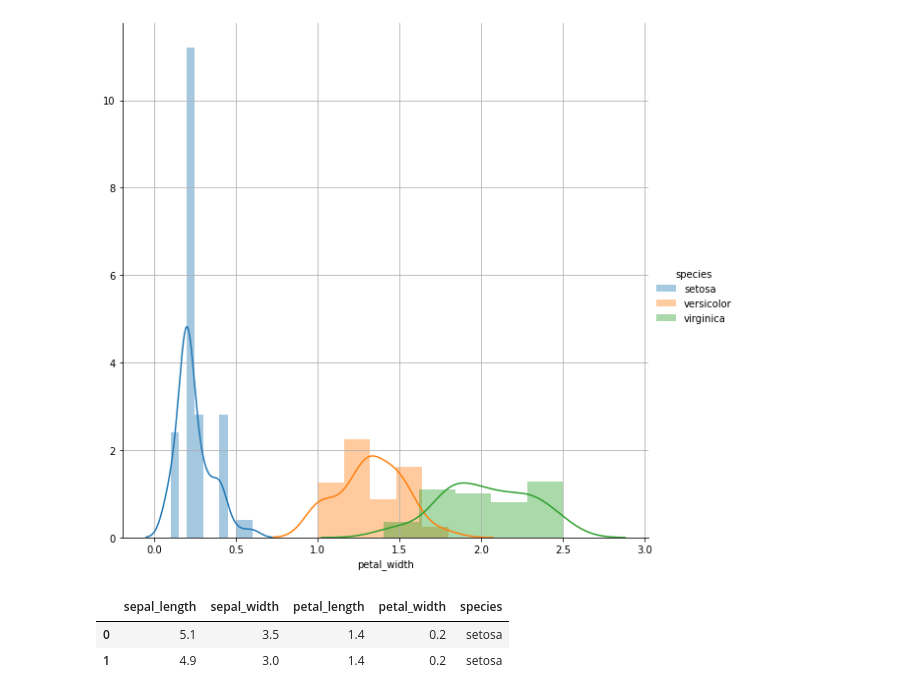
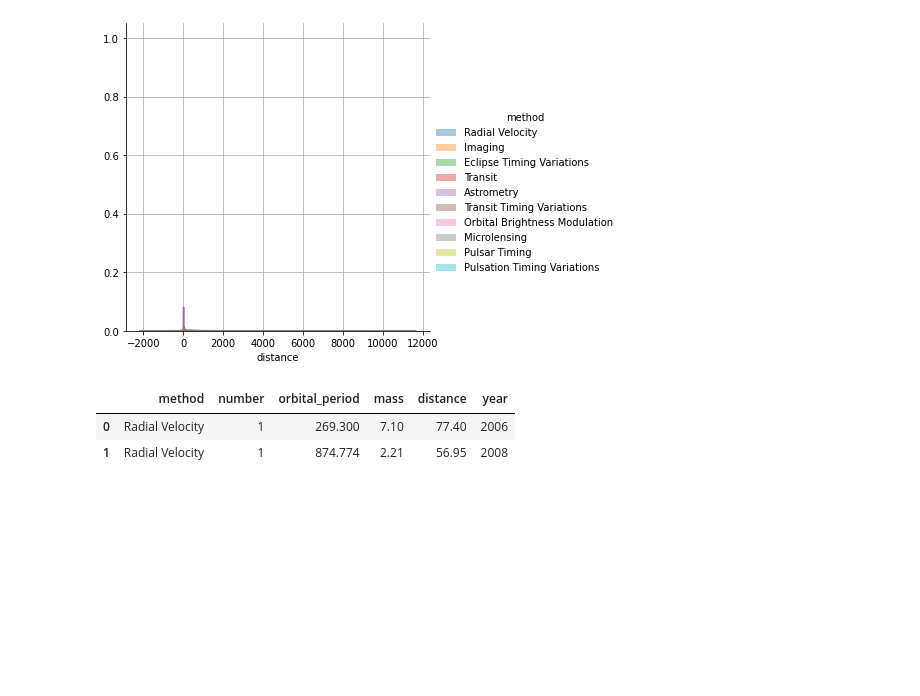
Before and after one commit to Jurk06/database-from-local-drive, a Jupyter notebook: pandas_day3.ipynb, the cells around one changed output. Cells and saved outputs as stored; diff of their text form; code cells hidden in the pictures; blank space fills up the shorter version.

```diff
--- a/pandas_day3.ipynb
+++ b/pandas_day3.ipynb
@@ -13,5 +9,5 @@ PDF
 # %%
-url='https://gist.githubusercontent.com/curran/a08a1080b88344b0c8a7/raw/0e7a9b0a5d22642a06d3d5b9bcbad9890c8ee534/iris.csv'
+url='https://raw.githubusercontent.com/mwaskom/seaborn-data/master/planets.csv'
 df=pd.read_csv(url)
 df.head()
 # %% [output]
@@ -30,12 +79,12 @@ plt.show()
 # %%
-sns.FacetGrid(df, hue="species", size=8).map(sns.distplot, "petal_width").add_legend()
+sns.FacetGrid(df, hue="method", size=5).map(sns.distplot,  "distance").add_legend()
 plt.grid()
 plt.show()
 # %% [output]
-[figure, old version]
+[figure, new version]
 # %%
 df.head(2)
 # %% [output]
-|  | sepal_length | sepal_width | petal_length | petal_width | species |
-| 0 | 5.1 | 3.5 | 1.4 | 0.2 | setosa |
-| 1 | 4.9 | 3.0 | 1.4 | 0.2 | setosa |
+|  | method | number | orbital_period | mass | distance | year |
+| 0 | Radial Velocity | 1 | 269.300 | 7.10 | 77.40 | 2006 |
+| 1 | Radial Velocity | 1 | 874.774 | 2.21 | 56.95 | 2008 |
```
Also changed, not shown: parts of 78 cells of this notebook.
